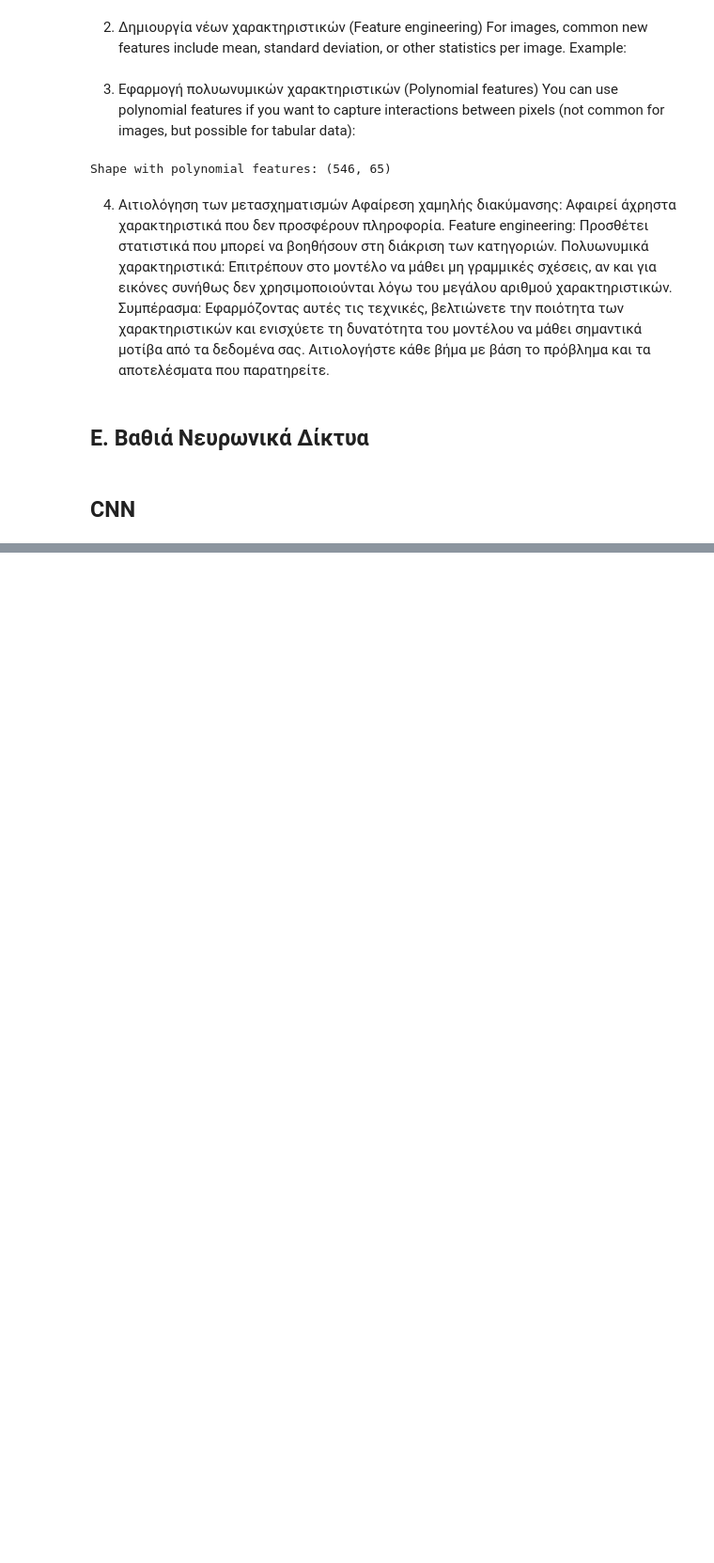
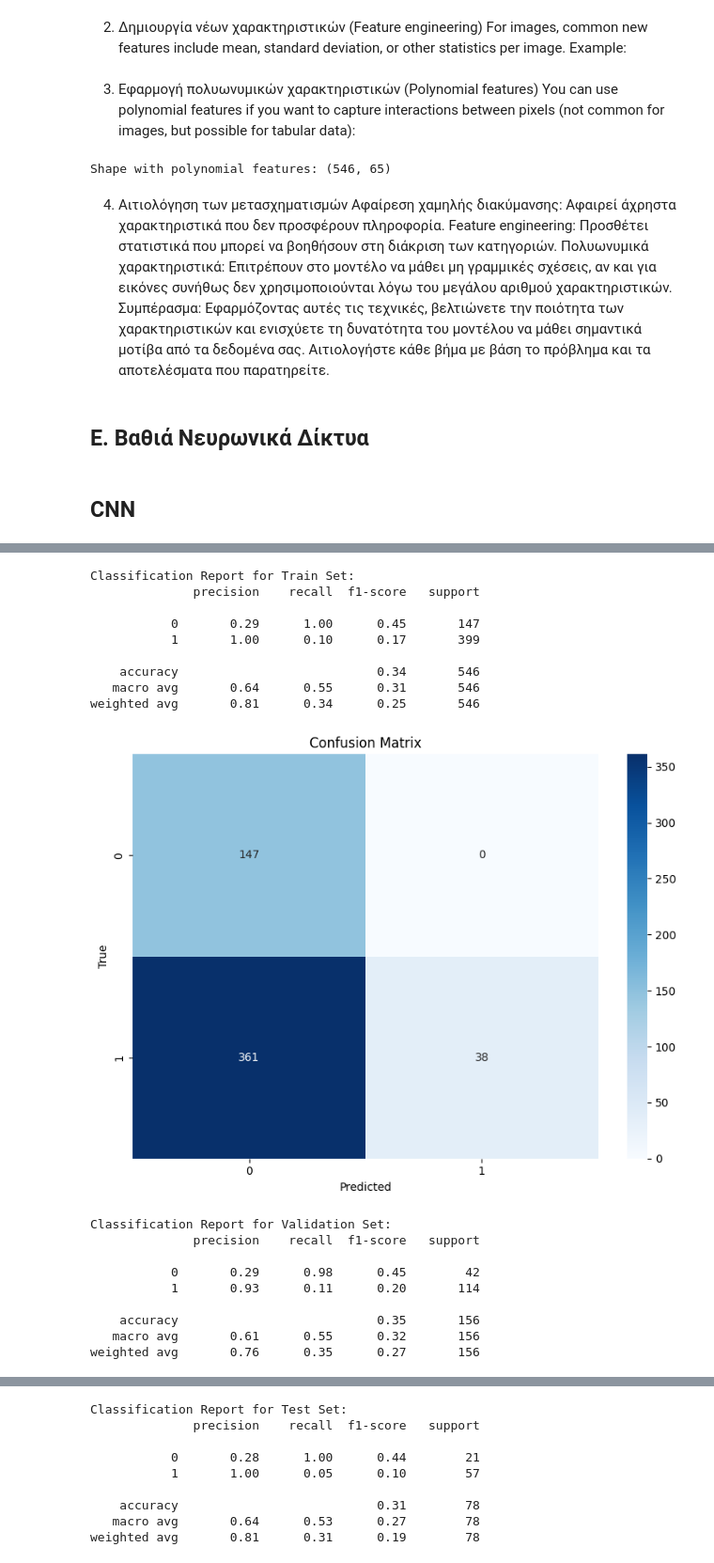
Before and after one commit to odykt/ML_EKPA, a Jupyter notebook: vas/BASE - CNN.ipynb, the cells around one changed output, grey strips where cells are left out. Shown at 94% size. Saved outputs shown, nothing was run; the diff lists cells and outputs as text; code cells hidden in the pictures; blank space fills up the shorter version.

```diff
--- a/vas/BASE - CNN.ipynb
+++ b/vas/BASE - CNN.ipynb
@@ -874,50 +957,69 @@ def plot_roc_curve(model, X_test_tensor, y_test_encoded, class_names, device):
     # Binarize the true labels for ROC
     y_test_bin = label_binarize(y_test_encoded, classes=np.arange(len(class_names)))
 
-    # Στείλε τα δεδομένα στην ίδια συσκευή με το μοντέλο
+    # Move data to device
     X_test_tensor = X_test_tensor.to(device)
     y_test_encoded = torch.tensor(y_test_encoded, dtype=torch.long).to(device)
 
     with torch.no_grad():
         outputs = model(X_test_tensor)
-        probs = torch.softmax(outputs, dim=1)
+        probs = torch.softmax(outputs, dim=1).cpu().numpy()
 
-    fpr = {}
-    tpr = {}
-    roc_auc = {}
+    plt.figure(figsize=(8, 6))
+    if len(class_names) == 2:
+        # Binary classification: plot only one ROC curve (for class 1)
+        fpr, tpr, _ = roc_curve(y_test_bin.ravel(), probs[:, 1])
+        roc_auc = auc(fpr, tpr)
+        plt.plot(fpr, tpr, label=f'{class_names[1]} (AUC = {roc_auc:.2f})')
+    else:
+        # Multiclass case
+        for i in range(len(class_names)):
+            fpr, tpr, _ = roc_curve(y_test_bin[:, i], probs[:, i])
+            roc_auc = auc(fpr, tpr)
+            plt.plot(fpr, tpr, label=f'{class_names[i]} (AUC = {roc_auc:.2f})')
 
-    # Υπολογισμός ROC και AUC για κάθε κατηγορία
-    for i in range(len(class_names)):
-        fpr[i], tpr[i], _ = roc_curve(y_test_bin[:, i], probs[:, i].cpu().numpy())
-        roc_auc[i] = auc(fpr[i], tpr[i])
-
-    # Σχεδίαση ROC curve για κάθε κατηγορία
-    plt.figure(figsize=(10, 8))
-    for i in range(len(class_names)):
-        plt.plot(fpr[i], tpr[i], label=f'{class_names[i]} (AUC = {roc_auc[i]:.2f})')
-
-    plt.plot([0, 1], [0, 1], 'k--', lw=2)  # Διαχωριστική γραμμή για τυχαία απόδοση
-    plt.title('ROC Curve for Each Class')
+    plt.plot([0, 1], [0, 1], 'k--', lw=2)
+    plt.title('ROC Curve')
     plt.xlabel('False Positive Rate')
     plt.ylabel('True Positive Rate')
     plt.legend(loc='lower right', bbox_to_anchor=(1.05, 1))
     plt.tight_layout()
     plt.show()
 
 # Εκτίμηση του μοντέλου για train, val και test set
-class_names = label_encoder.classes_  # Αντιστοιχία κλάσεων προς τα ονόματα των κατηγοριών
+class_names = [str(c) for c in label_encoder.classes_]
 
 # Αξιολόγηση στο Train Set
 print("Classification Report for Train Set:")
 evaluate_model(best_model, X_train_tensor, torch.tensor(y_train_encoded, dtype=torch.long), class_names, device)
 
 # Αξιολόγηση στο Validation Set
 print("Classification Report for Validation Set:")
 evaluate_model(best_model, X_val_tensor, torch.tensor(y_val_encoded, dtype=torch.long), class_names, device)
 
 # Αξιολόγηση στο Test Set
 print("Classification Report for Test Set:")
 evaluate_model(best_model, X_test_tensor, torch.tensor(y_test_encoded, dtype=torch.long), class_names, device)
 
 # Εκτύπωση ROC Curve
 plot_roc_curve(best_model, X_test_tensor, y_test_encoded, class_names, device)
+# %% [output]
+Classification Report for Train Set:
+              precision    recall  f1-score   support
+
+           0       0.29      1.00      0.45       147
+           1       1.00      0.10      0.17       399
+
+    accuracy                           0.34       546
+   macro avg       0.64      0.55      0.31       546
+weighted avg       0.81      0.34      0.25       546
+[figure, added]
+Classification Report for Validation Set:
+              precision    recall  f1-score   support
+
+           0       0.29      0.98      0.45        42
+           1       0.93      0.11      0.20       114
+
+    accuracy                           0.35       156
+   macro avg       0.61      0.55      0.32       156
+weighted avg       0.76      0.35      0.27       156
@@ -923,0 +1027,9 @@ plot_roc_curve(best_model, X_test_tensor, y_test_encoded, class_names, device)
+Classification Report for Test Set:
+              precision    recall  f1-score   support
+
+           0       0.28      1.00      0.44        21
+           1       1.00      0.05      0.10        57
+
+    accuracy                           0.31        78
+   macro avg       0.64      0.53      0.27        78
+weighted avg       0.81      0.31      0.19        78
```
Also changed, not shown: parts of 4 cells of this notebook, 3 other files.
